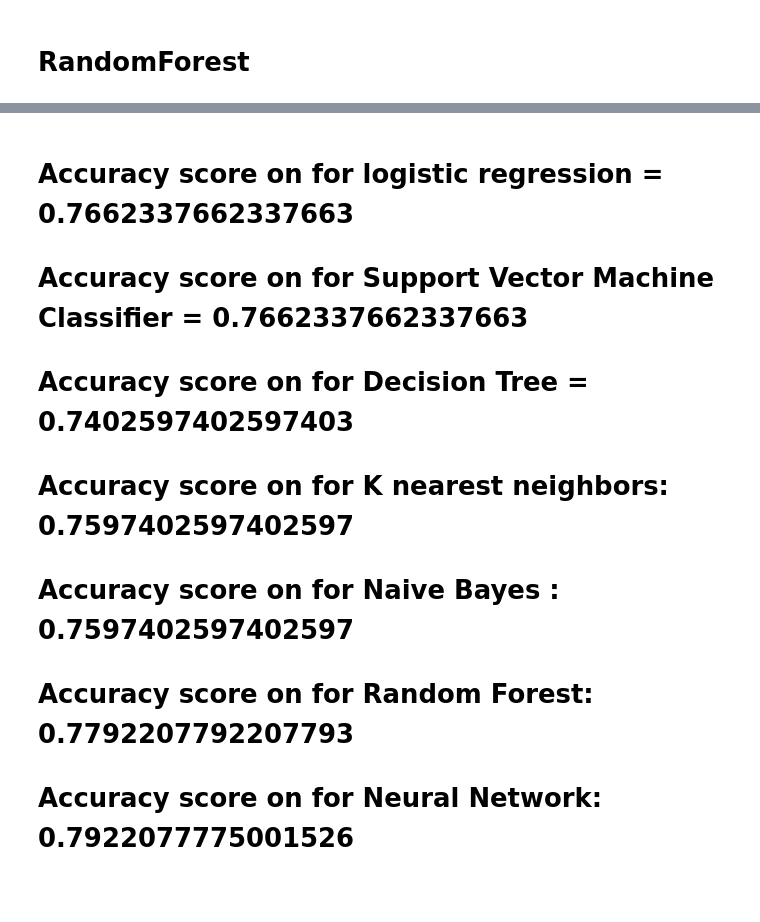
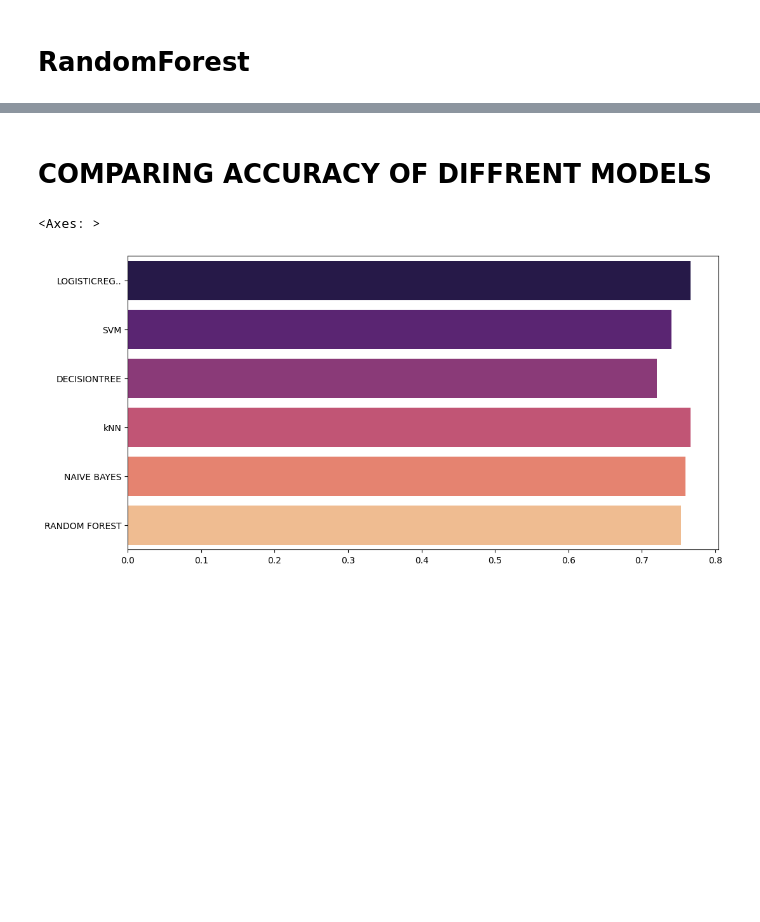
Before and after one commit to aabhathanki/Ml-practicals, a Jupyter notebook: diabetes-classification.ipynb, the cells around one changed output, grey strips where cells are left out. Drawn from its saved outputs; the diff is of its cells as text; code cells hidden in the pictures; blank space fills up the shorter version.

```diff
--- a/diabetes-classification.ipynb
+++ b/diabetes-classification.ipynb
@@ -234,8 +158,8 @@ decision.fit(X_train, Y_train)
 decision_prediction = decision.predict(X_test)
 
 # Calculate accuracy for the Decision Tree classifier
-decision_accuracy = accuracy_score(Y_test, decision_prediction)
+decision_tree_acc = accuracy_score(Y_test, decision_prediction)
 
 # Display accuracy for the Decision Tree classifier
-print("Decision Tree Accuracy:", decision_accuracy)
+print("Decision Tree Accuracy:", decision_tree_acc)
 # %% [output]
@@ -247,7 +171,7 @@ Decision Tree Accuracy: 0.7077922077922078
 from sklearn.neighbors import KNeighborsClassifier
 # %%
 # Create an instance of the KNN classifier with a specific number of neighbors (e.g., 3)
-knn_classifier = KNeighborsClassifier(n_neighbors=3)
+knn_classifier = KNeighborsClassifier(n_neighbors=2)
 
 # Train the KNN classifier on the training data
 knn_classifier.fit(X_train, Y_train)
@@ -256,8 +180,8 @@ knn_classifier.fit(X_train, Y_train)
 knn_test_data_prediction = knn_classifier.predict(X_test)
 
 # Calculate accuracy for the KNN classifier
-knn_accuracy = accuracy_score(Y_test, knn_test_data_prediction)
+knn_acc = accuracy_score(Y_test, knn_test_data_prediction)
 
 # Display accuracy for the KNN classifier
-print("KNN Accuracy:", knn_accuracy)
+print("KNN Accuracy:", knn_acc)
 # %% [output]
@@ -278,10 +202,10 @@ naive_bayes_classifier.fit(X_train, Y_train)
 naive_bayes_test_data_prediction = naive_bayes_classifier.predict(X_test)
 
 # Calculate accuracy for the Naive Bayes classifier
-naive_bayes_accuracy = accuracy_score(Y_test, naive_bayes_test_data_prediction)
+naive_bayes_acc = accuracy_score(Y_test, naive_bayes_test_data_prediction)
 
 # Display accuracy for the Naive Bayes classifier
-print("Naive Bayes Accuracy:", naive_bayes_accuracy)
+print("Naive Bayes Accuracy:", naive_bayes_acc)
 # %% [output]
 Naive Bayes Accuracy: 0.7597402597402597
 # %% [markdown]
@@ -300,8 +224,8 @@ random_forest_classifier.fit(X_train, Y_train)
 random_forest_test_data_prediction = random_forest_classifier.predict(X_test)
 
 # Calculate accuracy for the Random Forest classifier
-random_forest_accuracy = accuracy_score(Y_test, random_forest_test_data_prediction)
+random_forest_acc = accuracy_score(Y_test, random_forest_test_data_prediction)
 
 # Display accuracy for the Random Forest classifier
-print("Random Forest Accuracy:", random_forest_accuracy)
+print("Random Forest Accuracy:", random_forest_acc)
 # %% [output]
@@ -353,10 +233,15 @@ Neural Network Test Accuracy: 0.7662337422370911
-# %% [markdown]
-# Accuracy score on for logistic regression =  0.7662337662337663
-# Accuracy score on for Support Vector Machine Classifier  = 0.7662337662337663
-# Accuracy score on for Decision Tree = 0.7402597402597403
-# Accuracy score on for K nearest neighbors: 0.7597402597402597
-# Accuracy score on for Naive Bayes : 0.7597402597402597
-# Accuracy score on for Random Forest: 0.7792207792207793
-# Accuracy score on for Neural Network: 0.7922077775001526
+# %% [markdown]
+# COMPARING ACCURACY OF DIFFRENT MODELS
+# %%
+# ploting graph to compare accuracy of diffrent models
+plt.figure(figsize=(12,6))
+
+model_acc = [logistic_acc,svm_acc,decision_tree_acc,knn_acc,naive_bayes_acc,random_forest_acc]
+model_name = ['LOGISTICREG..','SVM','DECISIONTREE','kNN','NAIVE BAYES','RANDOM FOREST']
+
+sns.barplot(x=model_acc, y=model_name,palette='magma')
+# %% [output]
+<Axes: >
+[figure, added]
 # %% [markdown]
 ###
```
Also changed, not shown: parts of 17 cells of this notebook.
